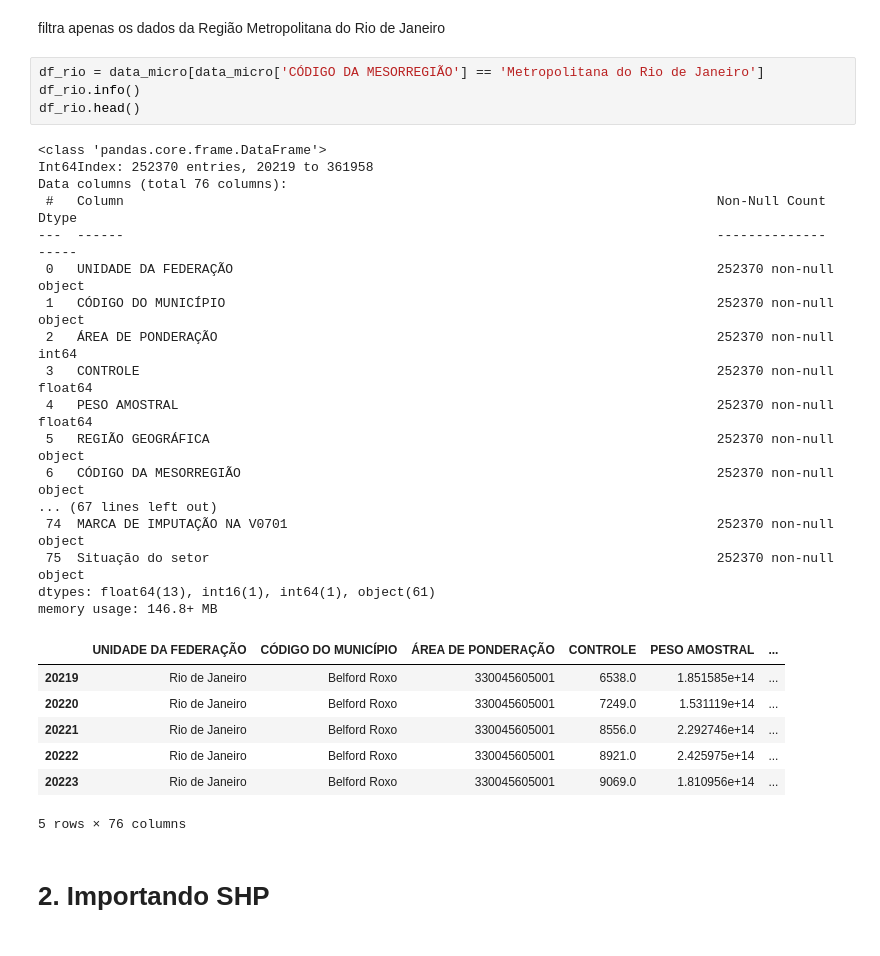
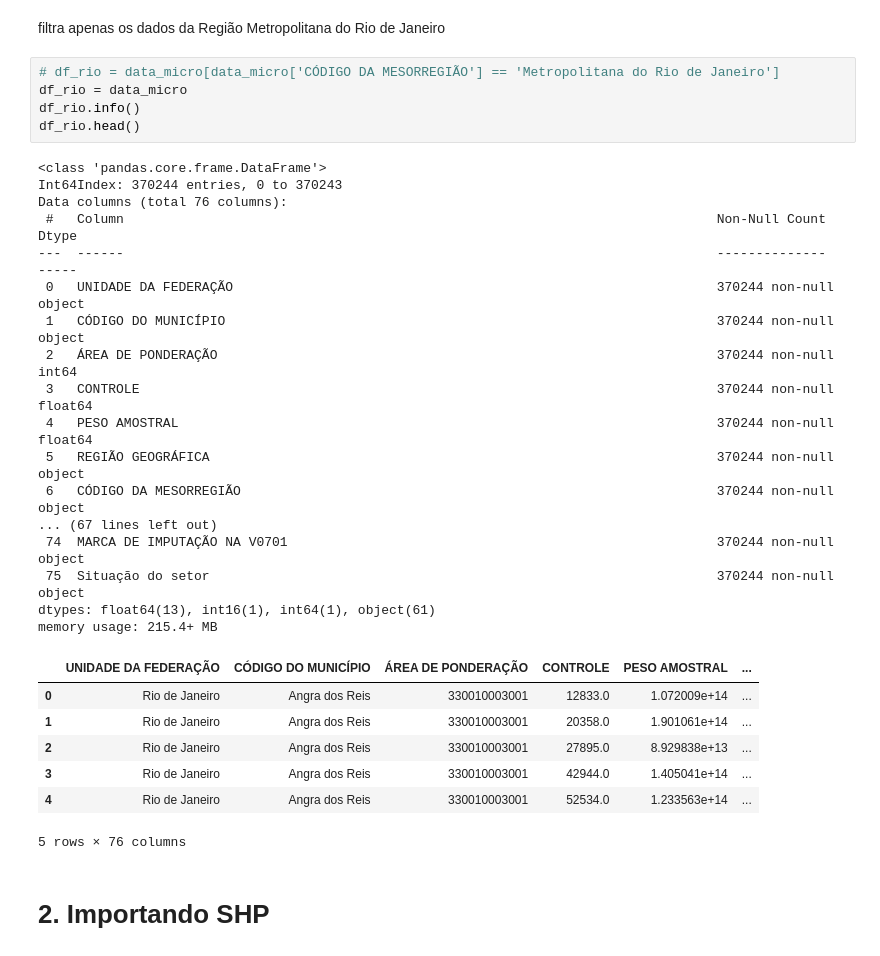
Before and after one commit to GDevigili/TCC-IBGE, a Jupyter notebook: src/data-vis/estudo-de-caso.ipynb, the cells around one changed output. Drawn from its saved outputs; the diff is of its cells as text.

```diff
--- a/src/data-vis/estudo-de-caso.ipynb
+++ b/src/data-vis/estudo-de-caso.ipynb
@@ -56,33 +56,34 @@ data_micro['ÁREA DE PONDERAÇÃO'] = data_micro['ÁREA DE PONDERAÇÃO'].astype
 # %% [markdown]
 filtra apenas os dados da Região Metropolitana do Rio de Janeiro
 # %%
-df_rio = data_micro[data_micro['CÓDIGO DA MESORREGIÃO'] == 'Metropolitana do Rio de Janeiro']
+# df_rio = data_micro[data_micro['CÓDIGO DA MESORREGIÃO'] == 'Metropolitana do Rio de Janeiro']
+df_rio = data_micro
 df_rio.info()
 df_rio.head()
 # %% [output]
 <class 'pandas.core.frame.DataFrame'>
-Int64Index: 252370 entries, 20219 to 361958
+Int64Index: 370244 entries, 0 to 370243
 Data columns (total 76 columns):
  #   Column                                                                            Non-Null Count   Dtype
 ---  ------                                                                            --------------   -----
- 0   UNIDADE DA FEDERAÇÃO                                                              252370 non-null  object
- 1   CÓDIGO DO MUNICÍPIO                                                               252370 non-null  object
- 2   ÁREA DE PONDERAÇÃO                                                                252370 non-null  int64
- 3   CONTROLE                                                                          252370 non-null  float64
- 4   PESO AMOSTRAL                                                                     252370 non-null  float64
- 5   REGIÃO GEOGRÁFICA                                                                 252370 non-null  object
- 6   CÓDIGO DA MESORREGIÃO                                                             252370 non-null  object
+ 0   UNIDADE DA FEDERAÇÃO                                                              370244 non-null  object
+ 1   CÓDIGO DO MUNICÍPIO                                                               370244 non-null  object
+ 2   ÁREA DE PONDERAÇÃO                                                                370244 non-null  int64
+ 3   CONTROLE                                                                          370244 non-null  float64
+ 4   PESO AMOSTRAL                                                                     370244 non-null  float64
+ 5   REGIÃO GEOGRÁFICA                                                                 370244 non-null  object
+ 6   CÓDIGO DA MESORREGIÃO                                                             370244 non-null  object
 ... (67 lines left out)
- 74  MARCA DE IMPUTAÇÃO NA V0701                                                       252370 non-null  object
- 75  Situação do setor                                                                 252370 non-null  object
+ 74  MARCA DE IMPUTAÇÃO NA V0701                                                       370244 non-null  object
+ 75  Situação do setor                                                                 370244 non-null  object
 dtypes: float64(13), int16(1), int64(1), object(61)
-memory usage: 146.8+ MB
+memory usage: 215.4+ MB
 |  | UNIDADE DA FEDERAÇÃO | CÓDIGO DO MUNICÍPIO | ÁREA DE PONDERAÇÃO | CONTROLE | PESO AMOSTRAL | ... |
-| 20219 | Rio de Janeiro | Belford Roxo | 330045605001 | 6538.0 | 1.851585e+14 | ... |
-| 20220 | Rio de Janeiro | Belford Roxo | 330045605001 | 7249.0 | 1.531119e+14 | ... |
-| 20221 | Rio de Janeiro | Belford Roxo | 330045605001 | 8556.0 | 2.292746e+14 | ... |
-| 20222 | Rio de Janeiro | Belford Roxo | 330045605001 | 8921.0 | 2.425975e+14 | ... |
-| 20223 | Rio de Janeiro | Belford Roxo | 330045605001 | 9069.0 | 1.810956e+14 | ... |
+| 0 | Rio de Janeiro | Angra dos Reis | 330010003001 | 12833.0 | 1.072009e+14 | ... |
+| 1 | Rio de Janeiro | Angra dos Reis | 330010003001 | 20358.0 | 1.901061e+14 | ... |
+| 2 | Rio de Janeiro | Angra dos Reis | 330010003001 | 27895.0 | 8.929838e+13 | ... |
+| 3 | Rio de Janeiro | Angra dos Reis | 330010003001 | 42944.0 | 1.405041e+14 | ... |
+| 4 | Rio de Janeiro | Angra dos Reis | 330010003001 | 52534.0 | 1.233563e+14 | ... |
 5 rows × 76 columns
 # %% [markdown]
 # 2. Importando SHP
```
Also changed, not shown: parts of 17 cells of this notebook.
